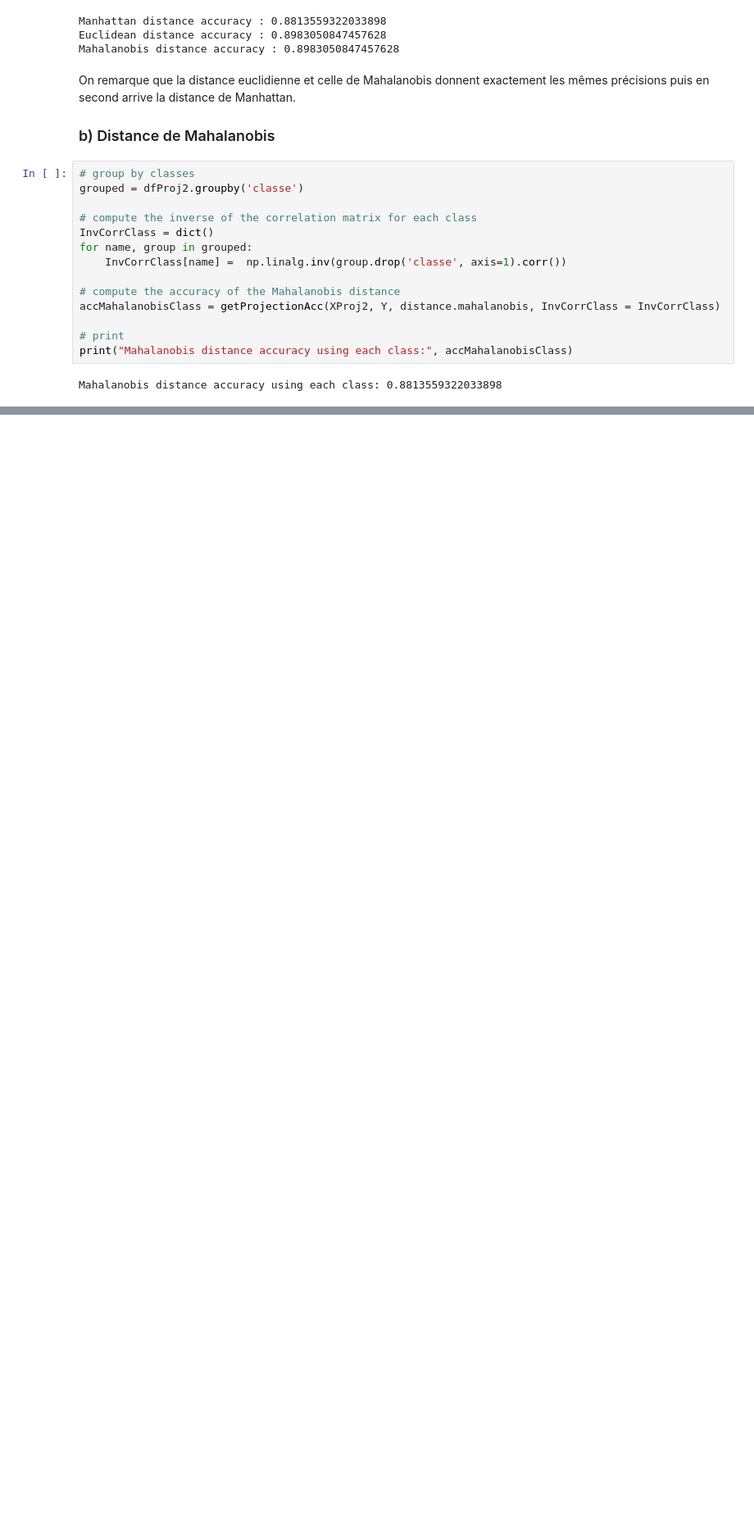
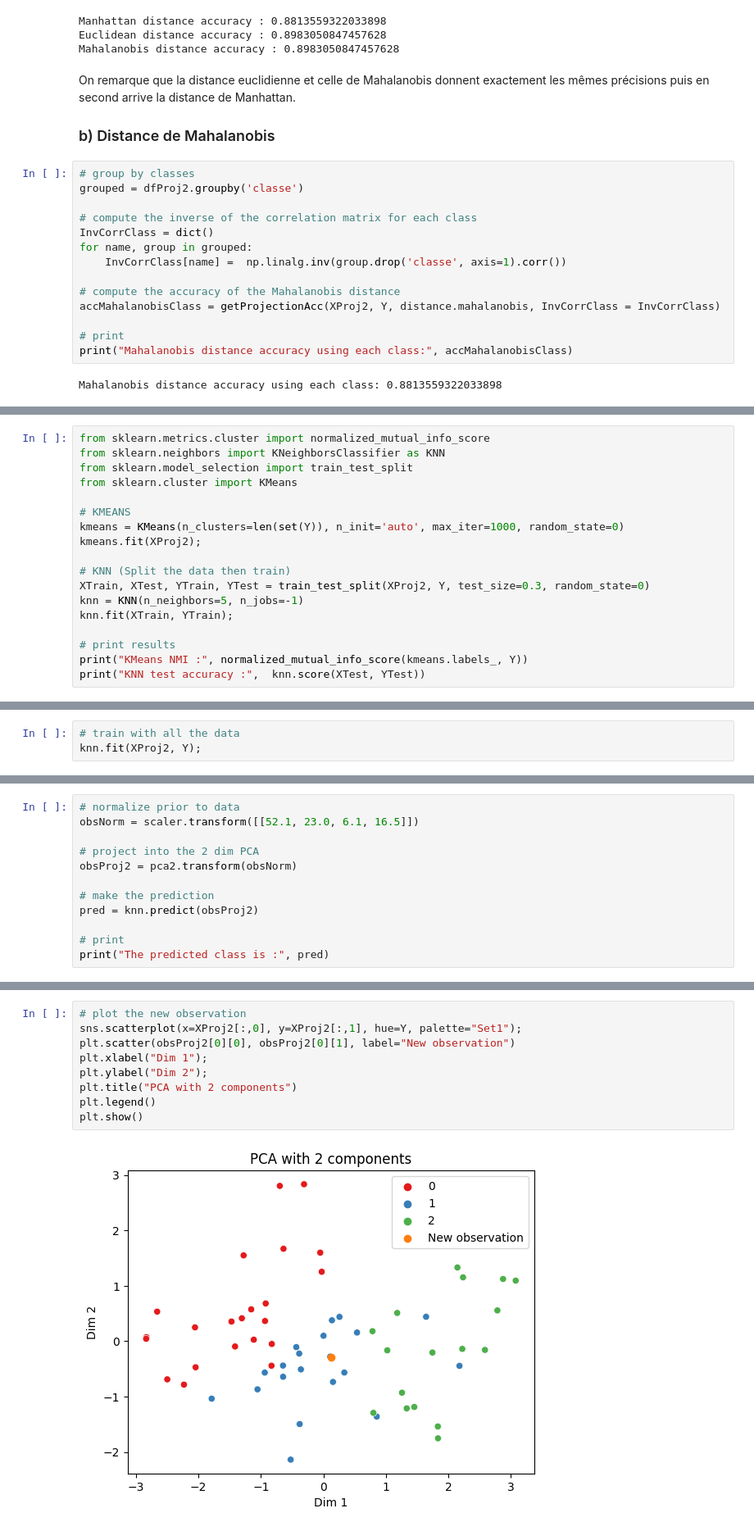
Before and after one commit to T-amairi/IFT870, a Jupyter notebook: TP1.ipynb, the cells around one changed output, grey strips where cells are left out. Shown at 82% size. Saved outputs shown, nothing was run; the diff lists cells and outputs as text; blank space fills up the shorter version.

```diff
--- a/TP1.ipynb
+++ b/TP1.ipynb
@@ -237,0 +245,18 @@ Il vaut mieux donc utiliser une matrice de covariance pour toutes les données c
+# %%
+from sklearn.metrics.cluster import normalized_mutual_info_score
+from sklearn.neighbors import KNeighborsClassifier as KNN
+from sklearn.model_selection import train_test_split
+from sklearn.cluster import KMeans
+
+# KMEANS
+kmeans = KMeans(n_clusters=len(set(Y)), n_init='auto', max_iter=1000, random_state=0)
+kmeans.fit(XProj2);
+
+# KNN (Split the data then train)
+XTrain, XTest, YTrain, YTest = train_test_split(XProj2, Y, test_size=0.3, random_state=0)
+knn = KNN(n_neighbors=5, n_jobs=-1)
+knn.fit(XTrain, YTrain);
+
+# print results
+print("KMeans NMI :", normalized_mutual_info_score(kmeans.labels_, Y))
+print("KNN test accuracy :",  knn.score(XTest, YTest))
@@ -237,0 +307,3 @@ Il vaut mieux donc utiliser une matrice de covariance pour toutes les données c
+# %%
+# train with all the data
+knn.fit(XProj2, Y);
@@ -237,0 +312,12 @@ Il vaut mieux donc utiliser une matrice de covariance pour toutes les données c
+# %%
+# normalize prior to data
+obsNorm = scaler.transform([[52.1, 23.0, 6.1, 16.5]])
+
+# project into the 2 dim PCA
+obsProj2 = pca2.transform(obsNorm)
+
+# make the prediction
+pred = knn.predict(obsProj2)
+
+# print
+print("The predicted class is :", pred)
@@ -237,0 +326,11 @@ Il vaut mieux donc utiliser une matrice de covariance pour toutes les données c
+# %%
+# plot the new observation
+sns.scatterplot(x=XProj2[:,0], y=XProj2[:,1], hue=Y, palette="Set1");
+plt.scatter(obsProj2[0][0], obsProj2[0][1], label="New observation")
+plt.xlabel("Dim 1");
+plt.ylabel("Dim 2");
+plt.title("PCA with 2 components")
+plt.legend()
+plt.show()
+# %% [output]
+[figure, added]
```
Also changed, not shown: parts of 13 cells of this notebook.
